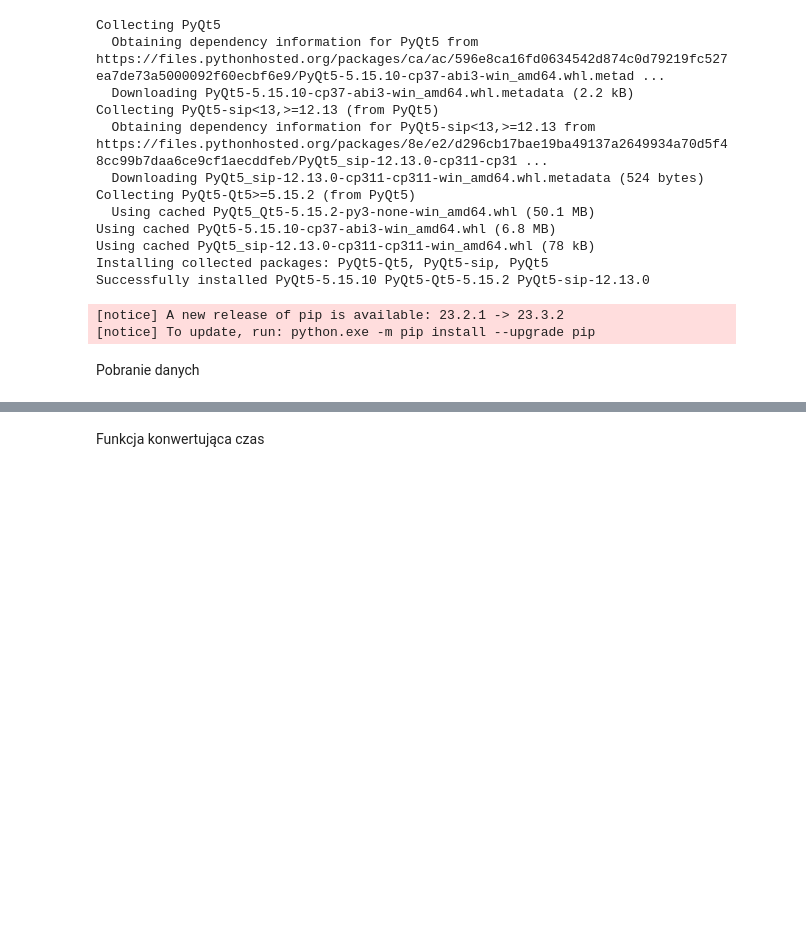
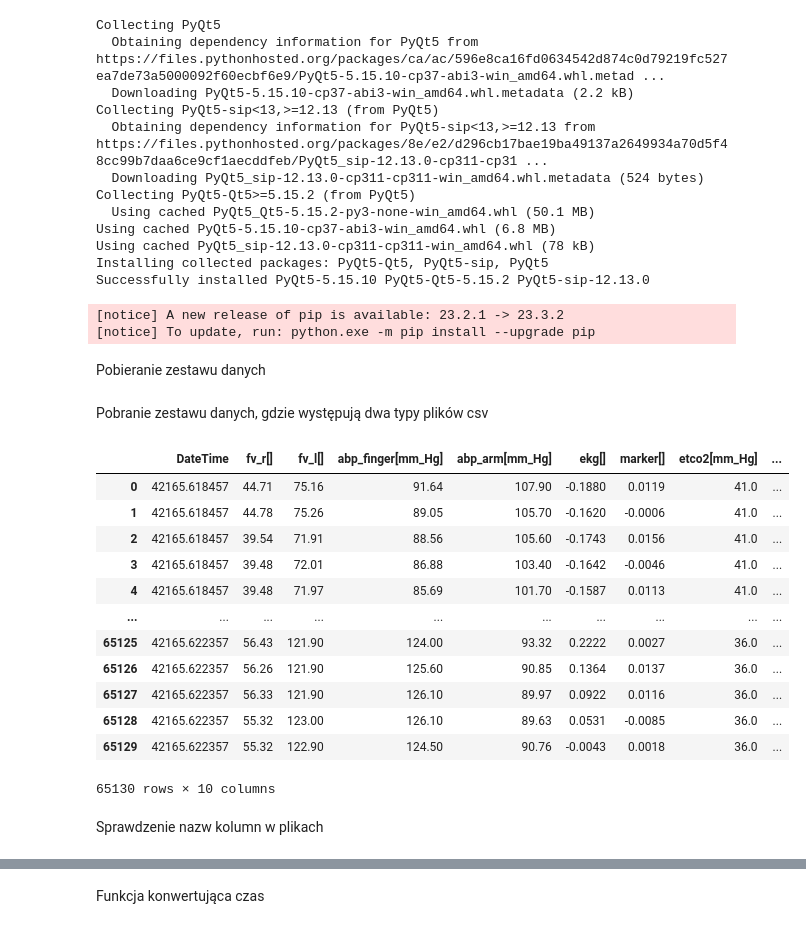
Before and after one commit to NajdekMonika/joint_symbolic, a Jupyter notebook: joint_symbolic.ipynb, the cells around one changed output, grey strips where cells are left out. Saved outputs shown, nothing was run; the diff lists cells and outputs as text; code cells hidden in the pictures; blank space fills up the shorter version.

```diff
--- a/joint_symbolic.ipynb
+++ b/joint_symbolic.ipynb
@@ -32,14 +34,56 @@ from pylab import *
+# %% [markdown]
+Pobieranie zestawu danych
+# %%
+folder_path = "C:\\Users\\48503\\Desktop\\joint_symbolic\\controlled_breathing"
+folders = os.listdir(folder_path)
+breathing_dict = {folder : {} for folder in folders}
+
+for folder_name in folders:
+    path = os.path.join(folder_path, folder_name)
+    for file_name in os.listdir(path):
+        if file_name.endswith('.csv'):
+         df_name = file_name.split('_ODD')[0]
+         df = pd.read_csv(os.path.join(path, file_name))
+         breathing_dict[folder_name][df_name] = df
 # %% [markdown]
-Pobranie danych
+Pobranie zestawu danych, gdzie występują dwa typy plików csv
 # %%
-folder_path = "C:\\Users\\48503\\Desktop\\joint_symbolic\\controlled_breathing"
-folders = os.listdir(folder_path)
+collective_path = "C:\\Users\\48503\\Desktop\\joint_symbolic\\controlled_breathing_full2"
+folders = os.listdir(collective_path)
 breathing_dict = {folder : {} for folder in folders}
 
 for folder_name in folders:
-    path = os.path.join(folder_path, folder_name)
-    for file_name in os.listdir(path):
+    folder_path = os.path.join(collective_path, folder_name)
+    for file_name in os.listdir(folder_path):
         if file_name.endswith('.csv'):
-         df_name = file_name.split('_ODD')[0]
-         df = pd.read_csv(os.path.join(path, file_name))
-         breathing_dict[folder_name][df_name] = df
+          df_name = file_name.split('PAC_')[1].split('_')[0]
+          file_path = os.path.join(folder_path, file_name)
+          csv_file = open(file_path, 'r')
+          try:
+              dialect = csv.Sniffer().sniff(csv_file.readline(), ';')
+          except:
+              dialect = csv.Sniffer().sniff(csv_file.readline(), ',')
+          csv_file.seek(0)
+          df = pd.read_csv(file_path, on_bad_lines='skip', sep=dialect.delimiter)
+          if dialect.delimiter == ";":
+              for row in df:
+                  df[row] = df[row].str.replace(',','.').astype(float)
+          breathing_dict[folder_name][df_name] = df
+# %%
+breathing_dict['6_breaths']['48']
+# %% [output]
+|  | DateTime | fv_r[] | fv_l[] | abp_finger[mm_Hg] | abp_arm[mm_Hg] | ekg[] | marker[] | etco2[mm_Hg] | ... |
+| 0 | 42165.618457 | 44.71 | 75.16 | 91.64 | 107.90 | -0.1880 | 0.0119 | 41.0 | ... |
+| 1 | 42165.618457 | 44.78 | 75.26 | 89.05 | 105.70 | -0.1620 | -0.0006 | 41.0 | ... |
+| 2 | 42165.618457 | 39.54 | 71.91 | 88.56 | 105.60 | -0.1743 | 0.0156 | 41.0 | ... |
+| 3 | 42165.618457 | 39.48 | 72.01 | 86.88 | 103.40 | -0.1642 | -0.0046 | 41.0 | ... |
+| 4 | 42165.618457 | 39.48 | 71.97 | 85.69 | 101.70 | -0.1587 | 0.0113 | 41.0 | ... |
+| ... | ... | ... | ... | ... | ... | ... | ... | ... | ... |
+| 65125 | 42165.622357 | 56.43 | 121.90 | 124.00 | 93.32 | 0.2222 | 0.0027 | 36.0 | ... |
+| 65126 | 42165.622357 | 56.26 | 121.90 | 125.60 | 90.85 | 0.1364 | 0.0137 | 36.0 | ... |
+| 65127 | 42165.622357 | 56.33 | 121.90 | 126.10 | 89.97 | 0.0922 | 0.0116 | 36.0 | ... |
+| 65128 | 42165.622357 | 55.32 | 123.00 | 126.10 | 89.63 | 0.0531 | -0.0085 | 36.0 | ... |
+| 65129 | 42165.622357 | 55.32 | 122.90 | 124.50 | 90.76 | -0.0043 | 0.0018 | 36.0 | ... |
+65130 rows × 10 columns
+# %% [markdown]
+Sprawdzenie nazw kolumn w plikach
```
Also changed, not shown: parts of 18 cells of this notebook.
